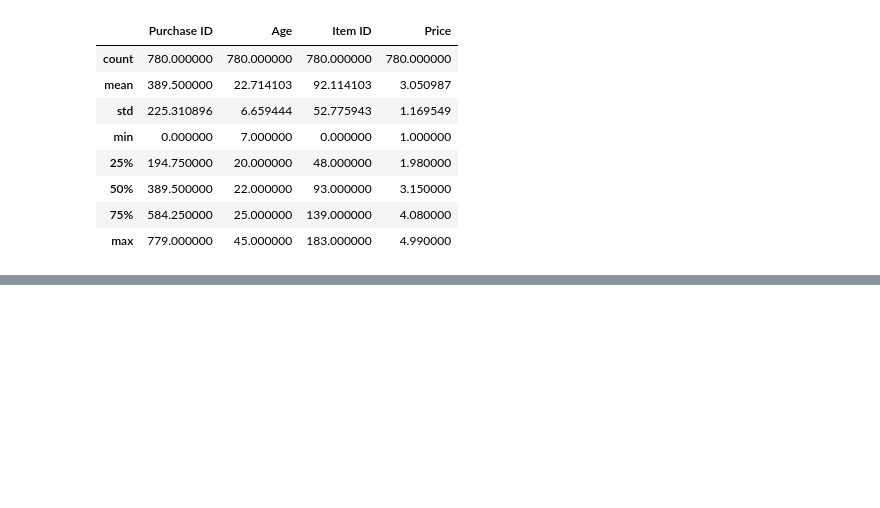
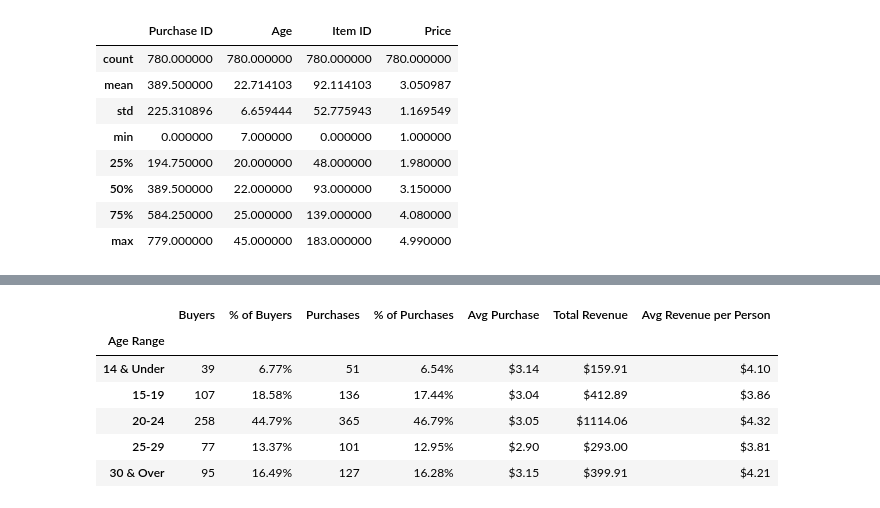
Before and after one commit to xsarinix/heroes-of-pymoli, a Jupyter notebook: heroes.ipynb, the cells around one changed output, grey strips where cells are left out. Saved outputs shown, nothing was run; the diff lists cells and outputs as text; code cells hidden in the pictures; blank space fills up the shorter version.

```diff
--- a/heroes.ipynb
+++ b/heroes.ipynb
@@ -21,7 +28,7 @@ data.head()
 # %%
 # Calculate total number of buyers and purchases
 total_purchases = len(data)
-purchasing_players = len(data['SN'].unique())
+purchasing_players = data['SN'].nunique()
 purchasers_pct = purchasing_players / 1163
 freetoplay_players = 1163 - purchasing_players
 freetoplay_pct = freetoplay_players / 1163
@@ -160,0 +80,21 @@ Total Revenue: $2,379.77
+# %%
+age_labels = ['14 & Under', '15-19', '20-24', '25-29', '30 & Over']
+age_bins = [0, 14, 19, 24, 29, 99999]
+data['Age Range'] = pd.cut(data['Age'], bins = age_bins, labels = age_labels)
+purchases_by_age = data.groupby('Age Range')
+age_summary = pd.DataFrame(purchases_by_age['SN'].nunique()).rename(columns={'SN': 'Buyers'})
+age_summary['% of Buyers'] = age_summary['Buyers'] / purchasing_players
+age_summary['Purchases'] = purchases_by_age['Purchase ID'].count()
+age_summary['% of Purchases'] = age_summary['Purchases'] / age_summary['Purchases'].sum()
+age_summary['Avg Purchase'] = purchases_by_age['Price'].mean()
+age_summary['Total Revenue'] = purchases_by_age['Price'].sum()
+age_summary['Avg Revenue per Person'] = age_summary['Total Revenue'] / age_summary['Buyers']
+age_summary.style.format({'% of Buyers': '{:.2%}', '% of Purchases': '{:.2%}', 'Avg Purchase': '${:.2f}', 'Total Revenue': '${:.2f}', 'Avg Revenue per Person': '${:.2f}'})
+# %% [output]
+|  | Buyers | % of Buyers | Purchases | % of Purchases | Avg Purchase | Total Revenue | Avg Revenue per Person |
+| Age Range |  |  |  |  |  |  |  |
+| 14 & Under | 39 | 6.77% | 51 | 6.54% | $3.14 | $159.91 | $4.10 |
+| 15-19 | 107 | 18.58% | 136 | 17.44% | $3.04 | $412.89 | $3.86 |
+| 20-24 | 258 | 44.79% | 365 | 46.79% | $3.05 | $1114.06 | $4.32 |
+| 25-29 | 77 | 13.37% | 101 | 12.95% | $2.90 | $293.00 | $3.81 |
+| 30 & Over | 95 | 16.49% | 127 | 16.28% | $3.15 | $399.91 | $4.21 |
```
Also changed, not shown: parts of 21 cells of this notebook.
